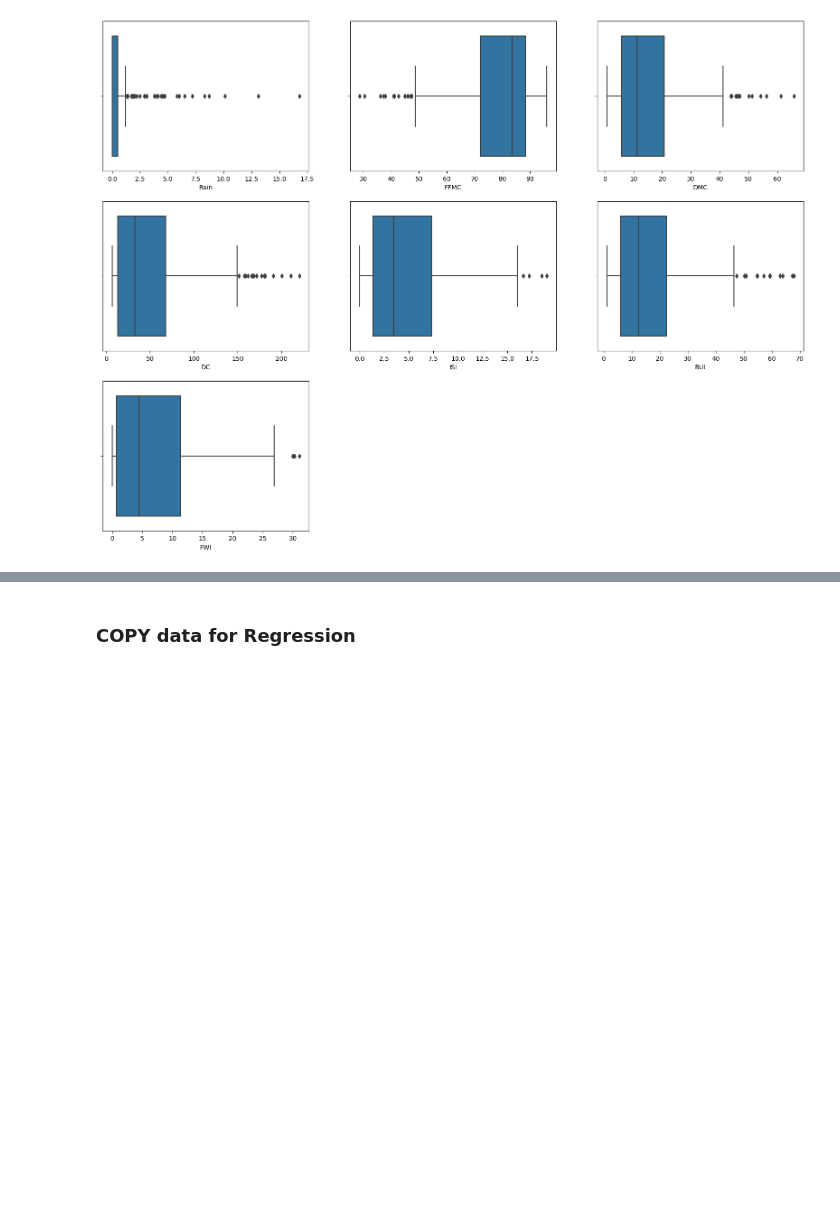
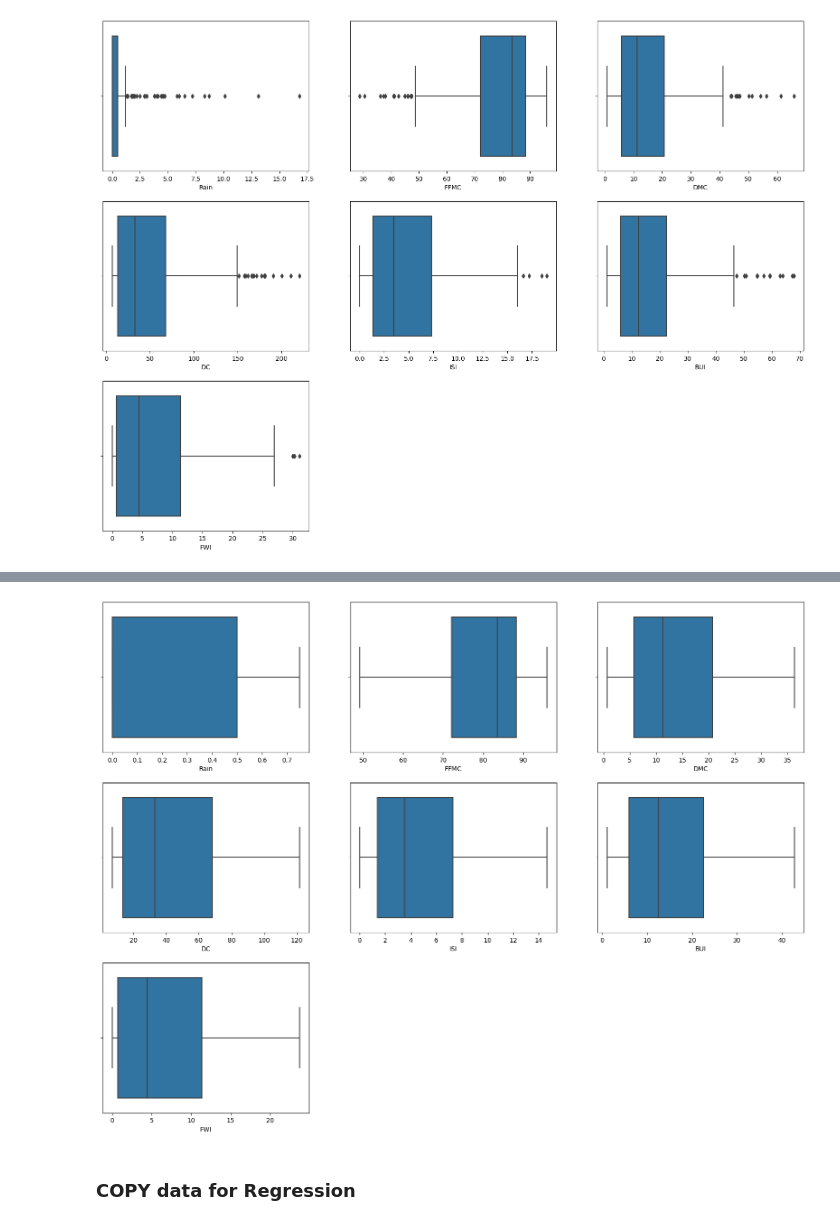
Before and after one commit to Rushi9867/Ineuron_Tasks, a Jupyter notebook: EDA/Algerian_Forest/Algerian_forest.ipynb, the cells around one changed output, grey strips where cells are left out. Saved outputs shown, nothing was run; the diff lists cells and outputs as text; code cells hidden in the pictures; blank space fills up the shorter version.

```diff
--- a/EDA/Algerian_Forest/Algerian_forest.ipynb
+++ b/EDA/Algerian_Forest/Algerian_forest.ipynb
@@ -492,0 +497,19 @@ df['Classes'] = df['Classes'].astype('int')
+# %%
+def getIQR(df,col,condition):
+    q1 = df[col].quantile(0.25)
+    q3 = df[col].quantile(0.70)
+    IQR = q3 - q1
+    lower_fence = q1 - 1.5*IQR
+    upper_fence = q3 + 1.5*IQR
+    if condition == 'Drop':
+        df.drop(df.loc[df[col]<lower_fence].index,inplace=True)
+        df.drop(df.loc[df[col]>upper_fence].index,inplace=True)
+    elif condition == 'Fill':
+        df[col] = np.where(df[col] < lower_fence, lower_fence, df[col])
+        df[col] = np.where(df[col] > upper_fence, upper_fence, df[col])
+
+#getIQR(data,'Rain','Fill')
+# %%
+for i in lst:
+    print(i,type(i))
+    getIQR(df,i,'Fill')
@@ -493,3 +524,11 @@ df['Classes'] = df['Classes'].astype('int')
+# %%
+lst = ['Rain','FFMC','DMC','DC','ISI','BUI','FWI']
+plt.figure(figsize=(20,25))
+for i in enumerate(lst):
+    plt.subplot(5,3,i[0]+1)
+    sns.boxplot(data=df,x=lst[i[0]])
+# %% [output]
+[figure, added]
 # %% [markdown]
 ### COPY data for Regression
 # %%
```
Also changed, not shown: parts of 52 cells of this notebook, 5 other files.
